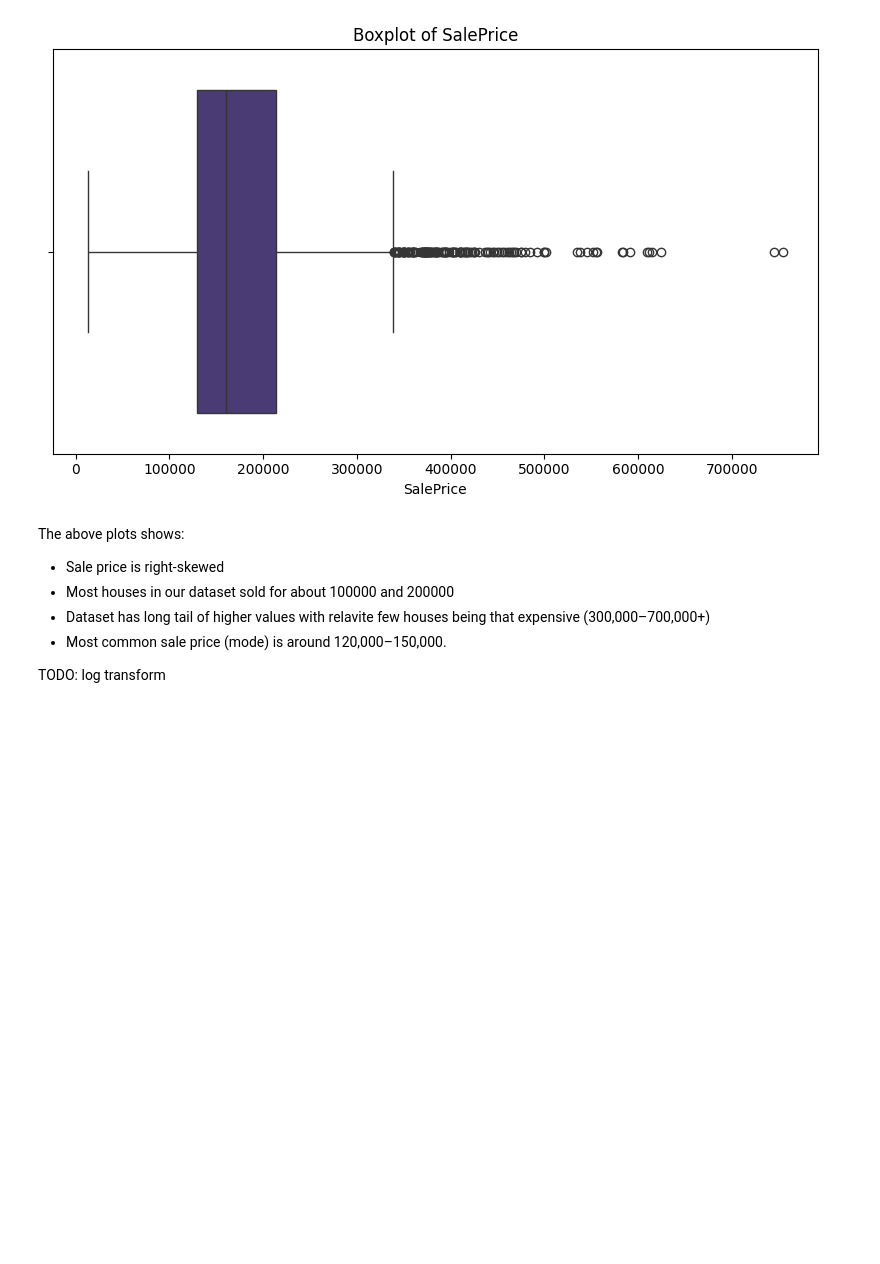
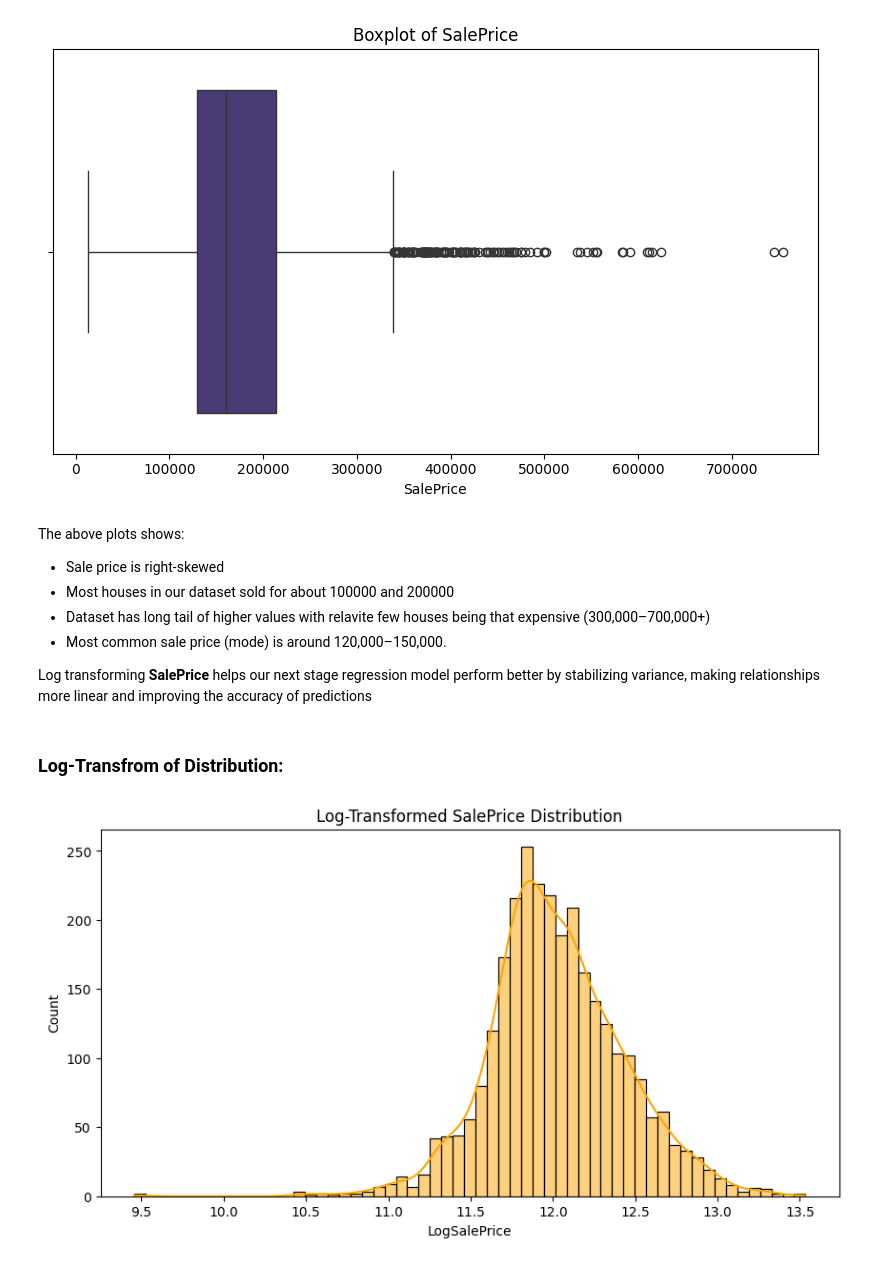
Before and after one commit to i-demetriou/dsc510-group-project, a Jupyter notebook: dsc510.theofanous.alexandrou.demetriou.ipynb, the cells around one changed output. Drawn from its saved outputs; the diff is of its cells as text; code cells hidden in the pictures; blank space fills up the shorter version.

```diff
--- a/dsc510.theofanous.alexandrou.demetriou.ipynb
+++ b/dsc510.theofanous.alexandrou.demetriou.ipynb
@@ -788,5 +794,17 @@ The above plots shows:
 - Dataset has long tail of higher values with relavite few houses being that expensive (300,000–700,000+)
 - Most common sale price (mode) is around 120,000–150,000.
 
-TODO: log transform
+Log transforming **SalePrice** helps our next stage regression model perform better by stabilizing variance, making relationships more linear and improving the accuracy of predictions
+# %% [markdown]
+### Log-Transfrom of Distribution:
+# %%
+original['LogSalePrice'] = np.log(original['SalePrice'])
+
+# Distribution after log-transform
+plt.figure(figsize=(10,5))
+sns.histplot(original['LogSalePrice'], kde=True, color='orange')
+plt.title('Log-Transformed SalePrice Distribution')
+plt.show()
+# %% [output]
+[figure, added]
 # %% [markdown]
```
Also changed, not shown: parts of 27 cells of this notebook.
